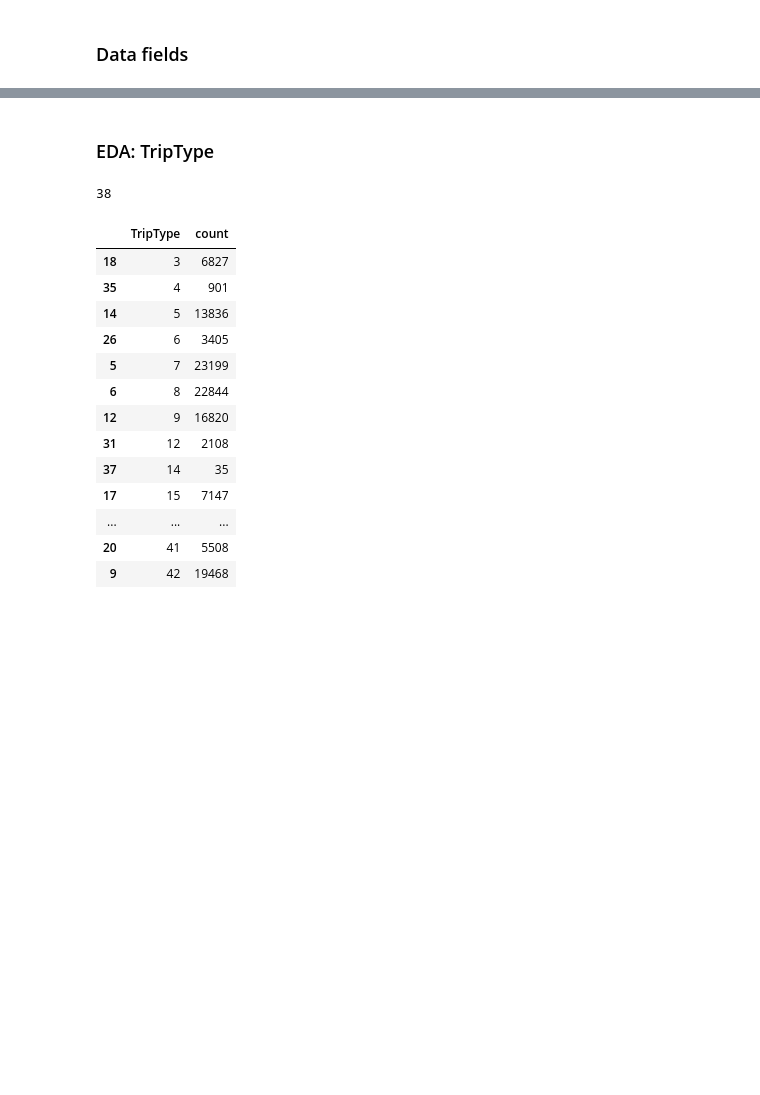
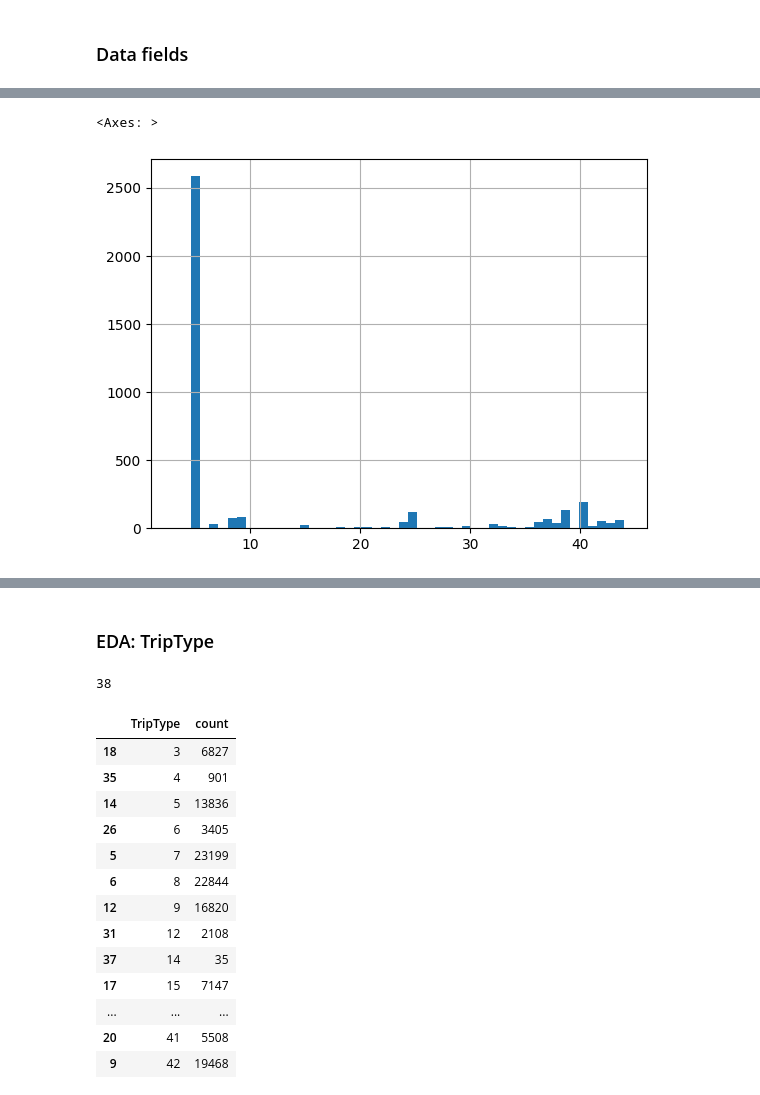
Before and after one commit to annahanslc/walmart-trip-type, a Jupyter notebook: eda/eda1.ipynb, the cells around one changed output, grey strips where cells are left out. Cells and saved outputs as stored; diff of their text form; code cells hidden in the pictures; blank space fills up the shorter version.

```diff
--- a/eda/eda1.ipynb
+++ b/eda/eda1.ipynb
@@ -10,7 +10,7 @@ import seaborn as sns
 from datetime import datetime as dt
 # %%
 # Import data
-df = pd.read_csv('../data-ignore/train.csv')
+df = pd.read_csv('../data-ignore/train.csv', dtype={'Upc': str})
 df.head()
 # %% [output]
 |  | TripType | VisitNumber | Weekday | Upc | ScanCount | DepartmentDescription | FinelineNumber |
@@ -31,0 +51,4 @@ df.head()
+# %%
+# Check when is Upc null
+null_upc = df[df['Upc'].isna()]
+null_upc
@@ -31,0 +69,6 @@ df.head()
+# %%
+# Check the distribution when Upc is null
+null_upc[null_upc['TripType'] < 50]['TripType'].hist(bins=50)
+# %% [output]
+<Axes: >
+[figure, added]
```
Also changed, not shown: parts of 35 cells of this notebook, 1 other file.
